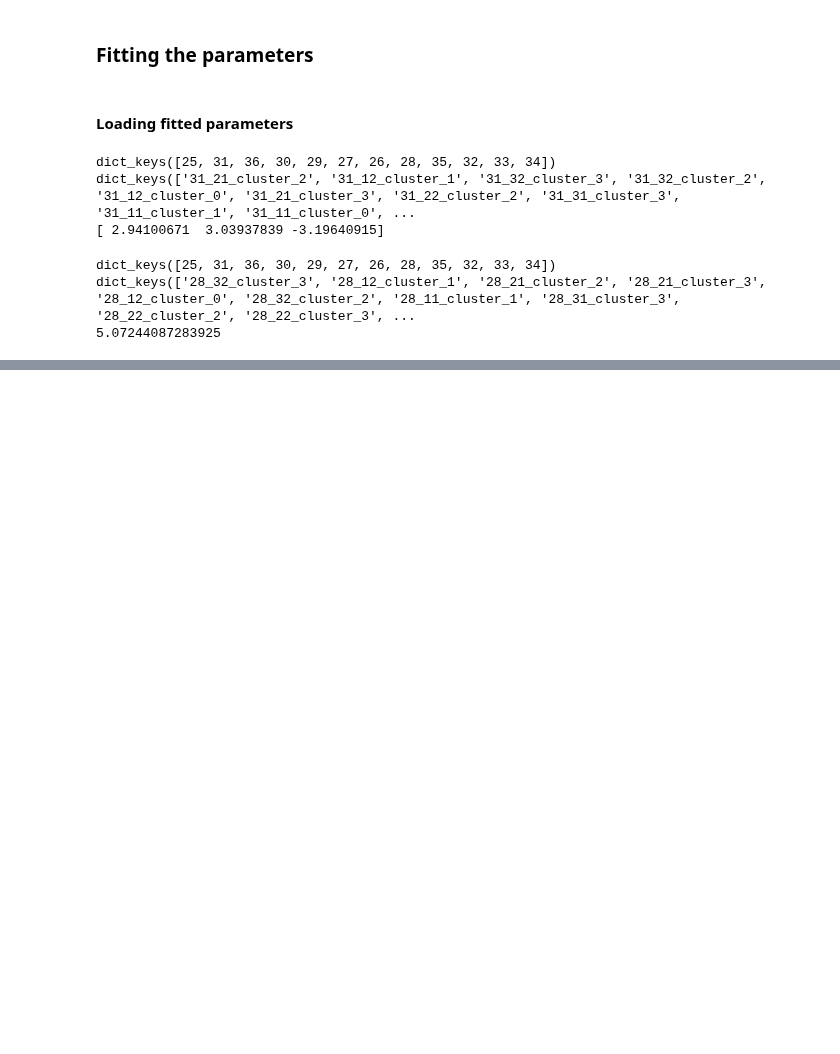
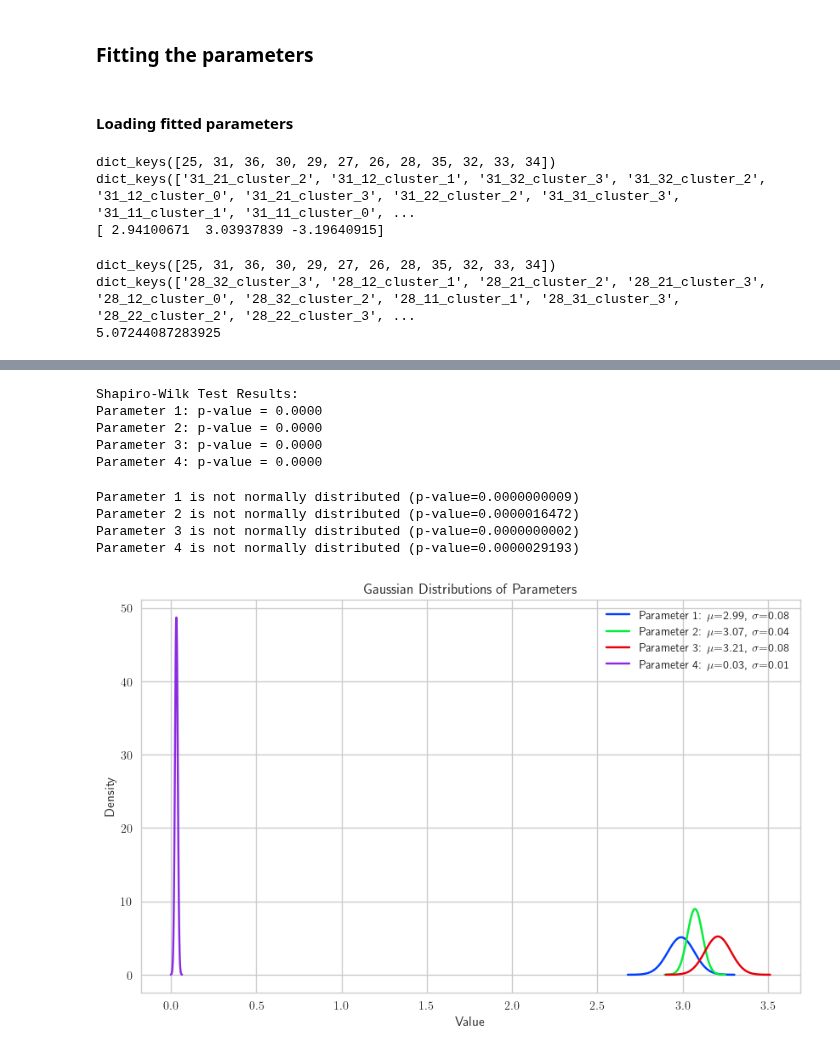
Before and after one commit to flaviaferrus/MotorControlPrediction, a Jupyter notebook: Notebooks/MultipleSubjects.ipynb, the cells around one changed output, grey strips where cells are left out. Cells and saved outputs as stored; diff of their text form; code cells hidden in the pictures; blank space fills up the shorter version.

```diff
--- a/Notebooks/MultipleSubjects.ipynb
+++ b/Notebooks/MultipleSubjects.ipynb
@@ -188,0 +398,53 @@ dict_keys(['28_32_cluster_3', '28_12_cluster_1', '28_21_cluster_2', '28_21_clust
+# %%
+# Perform statistical tests
+p_values = test_gaussianity(combined_params)
+# %% [output]
+Shapiro-Wilk Test Results:
+Parameter 1: p-value = 0.0000
+Parameter 2: p-value = 0.0000
+Parameter 3: p-value = 0.0000
+Parameter 4: p-value = 0.0000
+# %%
+# Interpret p-values
+for i, p_value in enumerate(p_values):
+    if p_value > 0.05:
+        print(f'Parameter {i+1} is likely normally distributed (p-value={p_value:.10f})')
+    else:
+        print(f'Parameter {i+1} is not normally distributed (p-value={p_value:.10f})')
+# %% [output]
+Parameter 1 is not normally distributed (p-value=0.0000000009)
+Parameter 2 is not normally distributed (p-value=0.0000016472)
+Parameter 3 is not normally distributed (p-value=0.0000000002)
+Parameter 4 is not normally distributed (p-value=0.0000029193)
+# %%
+def plot_gaussian_distributions(parameters: np.ndarray):
+    num_params = parameters.shape[1]  # Number of parameters (should be 4)
+
+    # Create figure and axes
+    fig, ax = plt.subplots(nrows=1, ncols=1, figsize=(10, 6))
+
+    # Plotting Gaussian distributions for each parameter
+    for i in range(num_params):
+        mean = np.mean(parameters[:, i])
+        std_dev = np.std(parameters[:, i])
+
+        # Generate x values for the plot
+        x = np.linspace(mean - 4*std_dev, mean + 4*std_dev, 100)
+        # Calculate Gaussian pdf
+        y = norm.pdf(x, mean, std_dev)
+
+        # Plot the Gaussian distribution
+        ax.plot(x, y, label=f'Parameter {i+1}: $\mu$={mean:.2f}, $\sigma$={std_dev:.2f}')
+
+    # Add labels, title, legend
+    ax.set_xlabel('Value')
+    ax.set_ylabel('Density')
+    ax.set_title('Gaussian Distributions of Parameters')
+    ax.legend()
+
+    # Show plot
+    plt.show()
+# %%
+plot_gaussian_distributions(combined_params)
+# %% [output]
+[figure, added]
```
Also changed, not shown: parts of 18 cells of this notebook, 7 other files.
